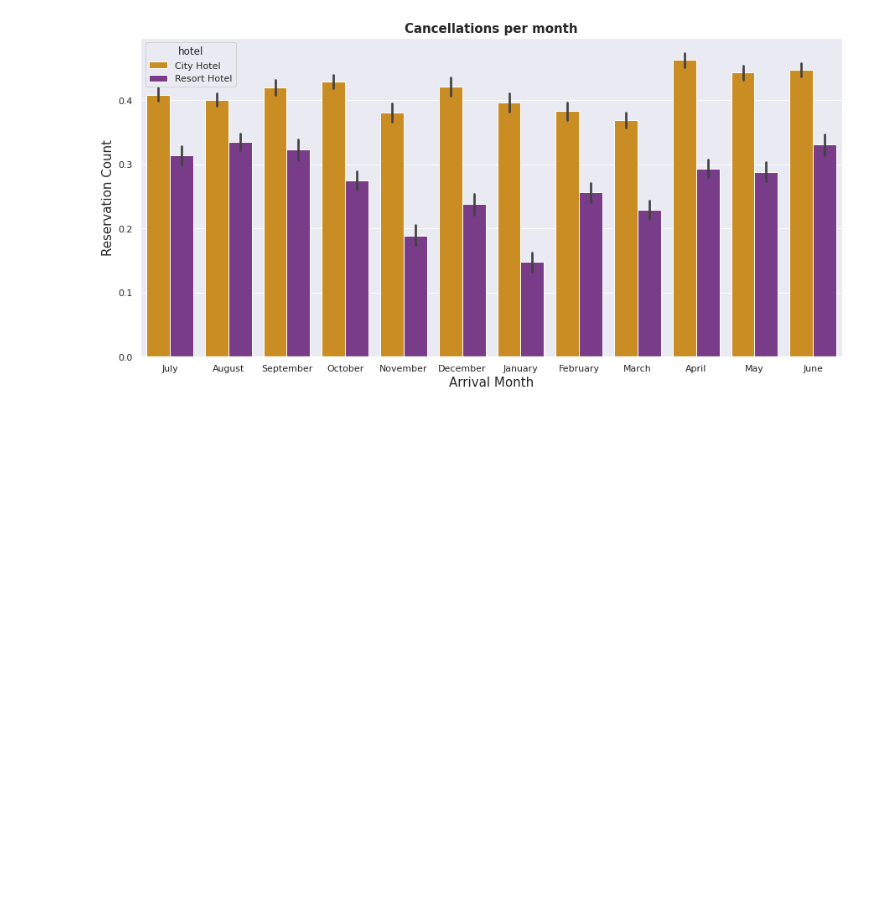
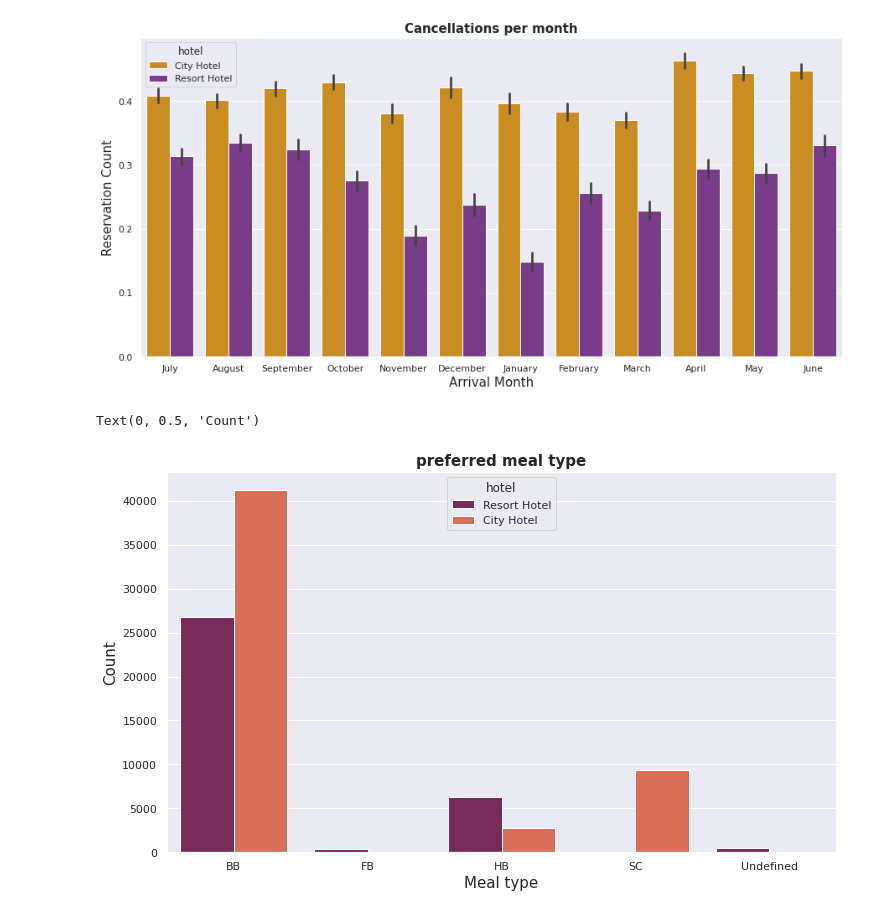
Before and after one commit to Tanjul5/World-Bank-Education-EDA-capston-1, a Jupyter notebook: Copy_of_Hotel_Booking_Analysis_Capstone_Project.ipynb, the cells around one changed output. Drawn from its saved outputs; the diff is of its cells as text; code cells hidden in the pictures; blank space fills up the shorter version.

```diff
--- a/Copy_of_Hotel_Booking_Analysis_Capstone_Project.ipynb
+++ b/Copy_of_Hotel_Booking_Analysis_Capstone_Project.ipynb
@@ -275,3 +275,12 @@ plt.ylabel('Reservation Count', size = 15)
 # %% [output]
 Text(0, 0.5, 'Reservation Count')
 [figure]
+# %%
+fig, ax = plt.subplots(figsize = (12,7))
+sns.countplot(x= 'meal',hue = 'hotel',data = df,palette= 'rocket')
+plt.title ('preferred meal type',weight = 'bold', size = 15)
+plt.xlabel("Meal type",size = 15)
+plt.ylabel('Count',size = 15)
+# %% [output]
+Text(0, 0.5, 'Count')
+[figure, added]
```
Also changed, not shown: parts of 22 cells of this notebook.
